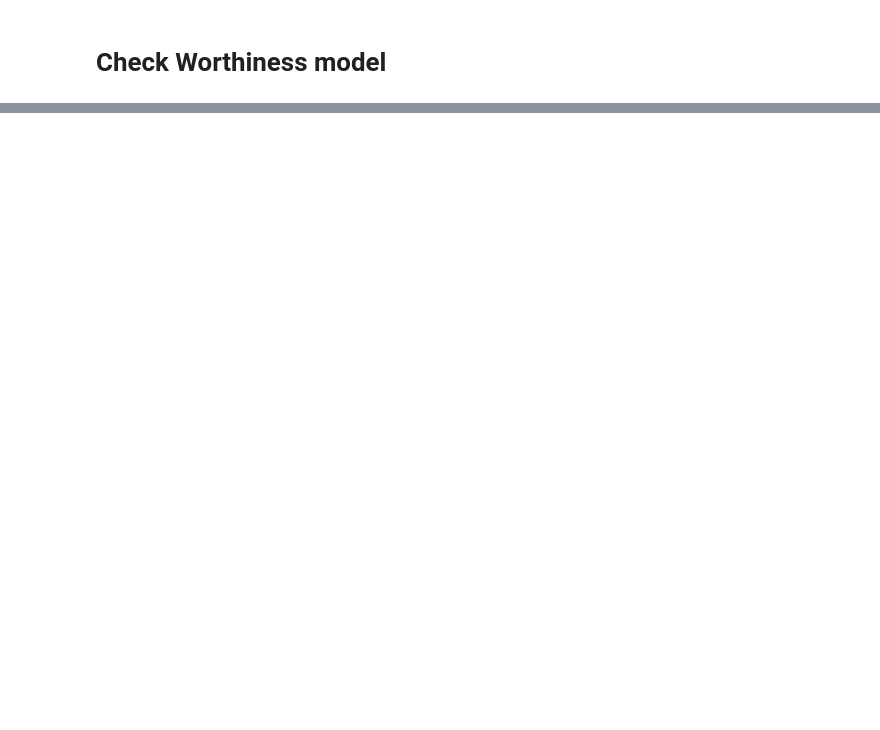
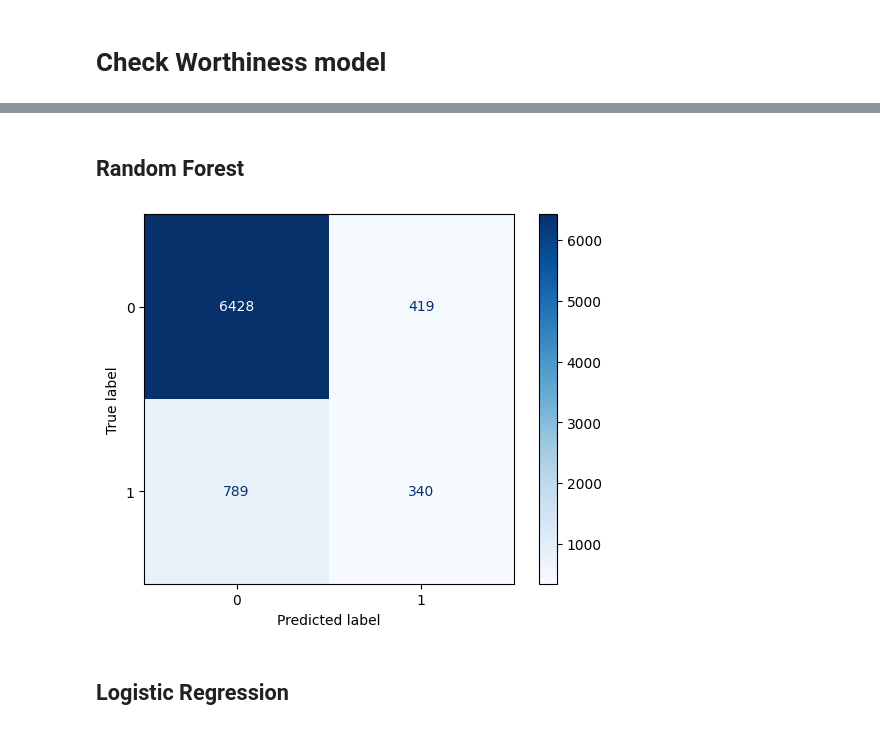
Before and after one commit to galopianciola/check-worthiness-project, a Jupyter notebook: main.ipynb, the cells around one changed output, grey strips where cells are left out. Drawn from its saved outputs; the diff is of its cells as text; code cells hidden in the pictures; blank space fills up the shorter version.

```diff
--- a/main.ipynb
+++ b/main.ipynb
@@ -69,0 +270,2 @@ ModuleNotFoundError: No module named 'scorer'
+# %% [markdown]
+## Random Forest
@@ -69,0 +274,16 @@ ModuleNotFoundError: No module named 'scorer'
+# %%
+pipeline = Pipeline([
+    ('ngrams', TfidfVectorizer(ngram_range=(1, 1),lowercase=True,use_idf=True,max_df=0.95, min_df=3,max_features=5000)),  # (1, 1) means only unigrams
+    ('clf', RandomForestClassifier())
+])
+run_baseline(
+    pipeline=pipeline,
+    data_fpath='data/train.csv',
+    test_fpath='data/test.csv',
+    results_fpath='data/results_random_forest.csv',
+    model_name='random_forest'
+)
+# %% [output]
+[figure, added]
+# %% [markdown]
+## Logistic Regression
```
Also changed, not shown: parts of 34 cells of this notebook, 4 other files.
